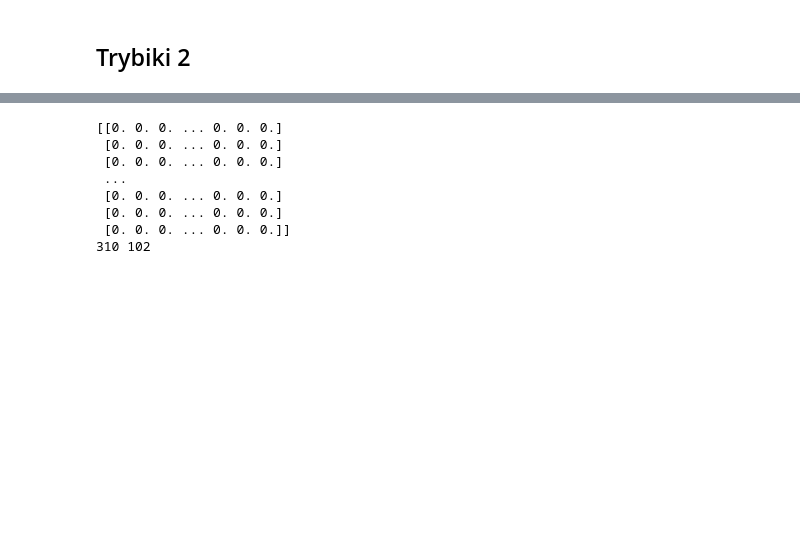
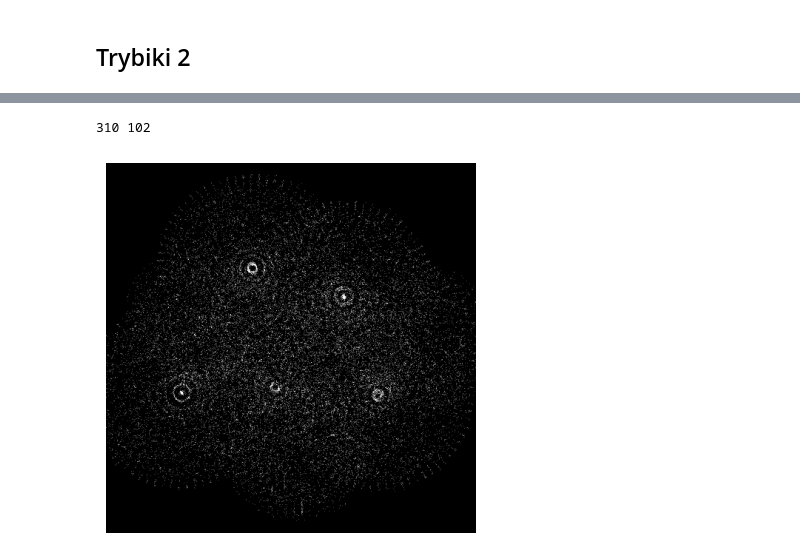
Before and after one commit to romannowak9/zaawansowane_alg_wizyjne, a Jupyter notebook: lab8_hough/lab08_hough.ipynb, the cells around one changed output, grey strips where cells are left out. Cells and saved outputs as stored; diff of their text form; code cells hidden in the pictures; blank space fills up the shorter version.

Commit message:
hough

```diff
--- a/lab8_hough/lab08_hough.ipynb
+++ b/lab8_hough/lab08_hough.ipynb
@@ -67,31 +71,29 @@ grad_magnitude, grad_orientation, contours, center_y, center_x = get_grad_and_cn
 # %%
 height, width = grad_magnitude.shape
 hough = np.zeros((height, width))
-
 for y, row in enumerate(grad_magnitude):
     for x, mag in enumerate(row):
         if mag > 0.5:
             r_idx = int(grad_orientation[y, x])
             r_idx = (r_idx + 360) % 360
             # if not Rtable[r_idx]:
             #     continue
             for dist, phi in Rtable[r_idx]:
                 x1 = -dist * np.cos(phi) + x
                 y1 = -dist * np.sin(phi) + y
                 if y1 < height and y1 >= 0 and x1 < width and x1 >= 0:
                     hough[int(y1), int(x1)] += 1
 
-print(hough)
 max_y, max_x = np.where(hough.max() == hough)
 max_y, max_x = max_y[0], max_x[0]
 print(max_y, max_x)
+
+hough_img = np.clip(hough, 0, 3.7)
+hough_img = cv2.normalize(hough_img, None, alpha=0, beta=255, dtype=cv2.CV_8U, norm_type=cv2.NORM_MINMAX)
+plt.imshow(hough_img, cmap="gray")
+plt.axis("off")
+plt.show()
 # %% [output]
-[[0. 0. 0. ... 0. 0. 0.]
- [0. 0. 0. ... 0. 0. 0.]
- [0. 0. 0. ... 0. 0. 0.]
- ...
- [0. 0. 0. ... 0. 0. 0.]
- [0. 0. 0. ... 0. 0. 0.]
- [0. 0. 0. ... 0. 0. 0.]]
 310 102
+[figure, added]
 # %%
```
Also changed, not shown: parts of 3 cells of this notebook, 1 other file.
